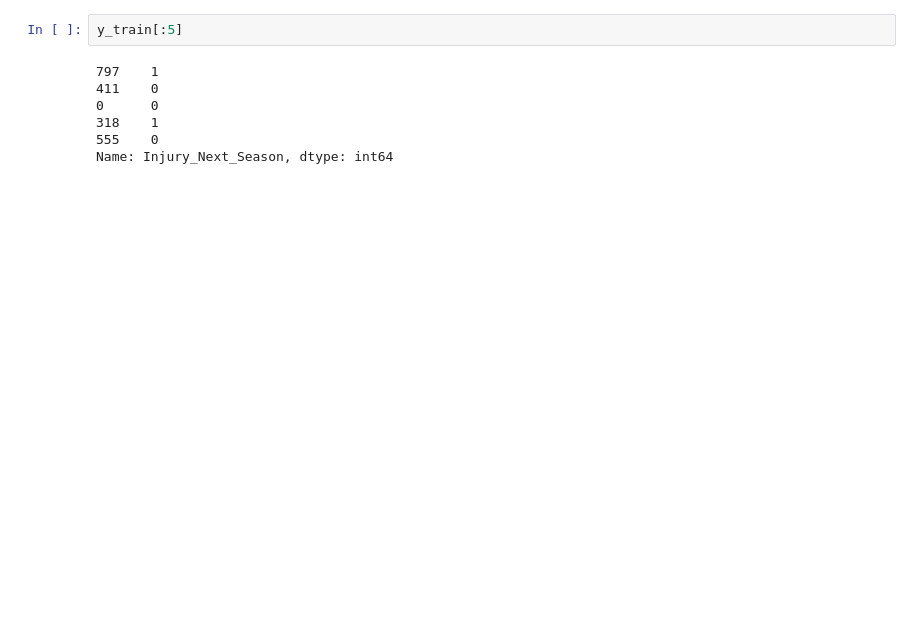
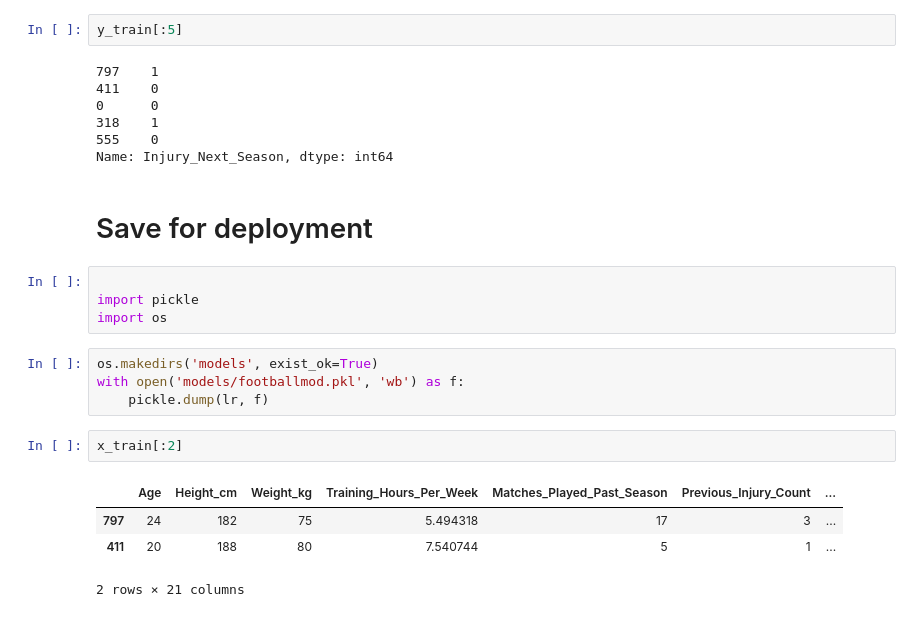
Before and after one commit to alansarchive/FootballPlayerInjuryPredictor, a Jupyter notebook: football.ipynb, the cells around one changed output. Saved outputs shown, nothing was run; the diff lists cells and outputs as text; blank space fills up the shorter version.

```diff
--- a/football.ipynb
+++ b/football.ipynb
@@ -197,3 +190,20 @@ y_train[:5]
 318    1
 555    0
 Name: Injury_Next_Season, dtype: int64
+# %% [markdown]
+# Save for deployment
+# %%
+
+import pickle
+import os
+# %%
+os.makedirs('models', exist_ok=True)
+with open('models/footballmod.pkl', 'wb') as f:
+    pickle.dump(lr, f)
+# %%
+x_train[:2]
+# %% [output]
+|  | Age | Height_cm | Weight_kg | Training_Hours_Per_Week | Matches_Played_Past_Season | Previous_Injury_Count | ... |
+| 797 | 24 | 182 | 75 | 5.494318 | 17 | 3 | ... |
+| 411 | 20 | 188 | 80 | 7.540744 | 5 | 1 | ... |
+2 rows × 21 columns
```
Also changed, not shown: parts of 3 cells of this notebook, 6 other files.
